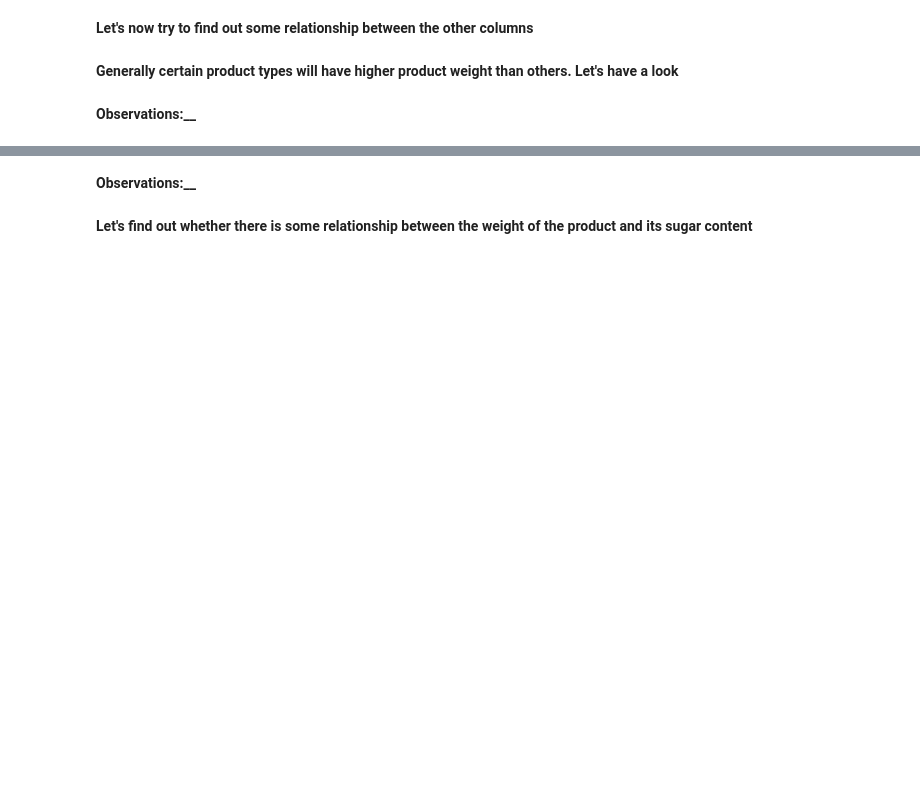
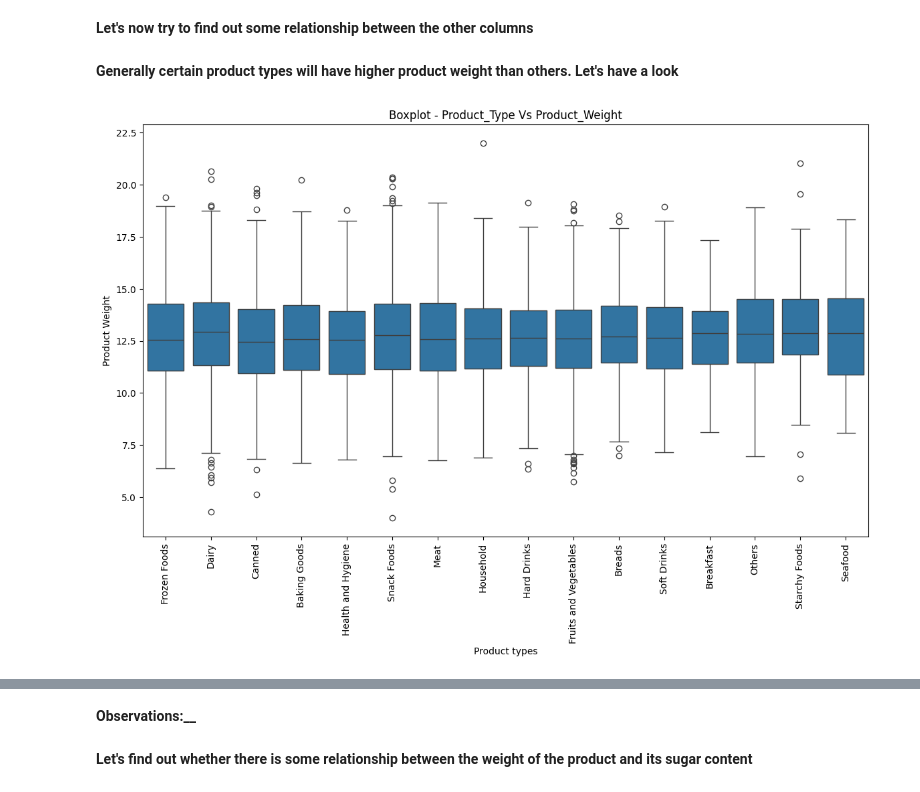
Before and after one commit to Narcissa18/CreateAccountFormAutomation, a Jupyter notebook: Learner_Notebook_Machine_Learning_Practice_Project.ipynb, the cells around one changed output, grey strips where cells are left out. Drawn from its saved outputs; the diff is of its cells as text; code cells hidden in the pictures; blank space fills up the shorter version.

```diff
--- a/Learner_Notebook_Machine_Learning_Practice_Project.ipynb
+++ b/Learner_Notebook_Machine_Learning_Practice_Project.ipynb
@@ -701,2 +715,0 @@ plt.show()
-# %% [markdown]
-**Observations:__**
@@ -704,0 +716,17 @@ plt.show()
+# %%
+# Plot the boxplot of Product_Type against Product_Weight
+plt.figure(figsize = [14, 8])
+
+sns.boxplot(data = kart, x = data.Product_Type, y = data.Product_Weight)
+
+plt.xticks(rotation = 90)
+
+plt.title("Boxplot - Product_Type Vs Product_Weight")
+
+plt.xlabel("Product types")
+
+plt.ylabel("Product Weight")
+
+plt.show()
+# %% [output]
+[figure, added]
```
Also changed, not shown: parts of 47 cells of this notebook.
